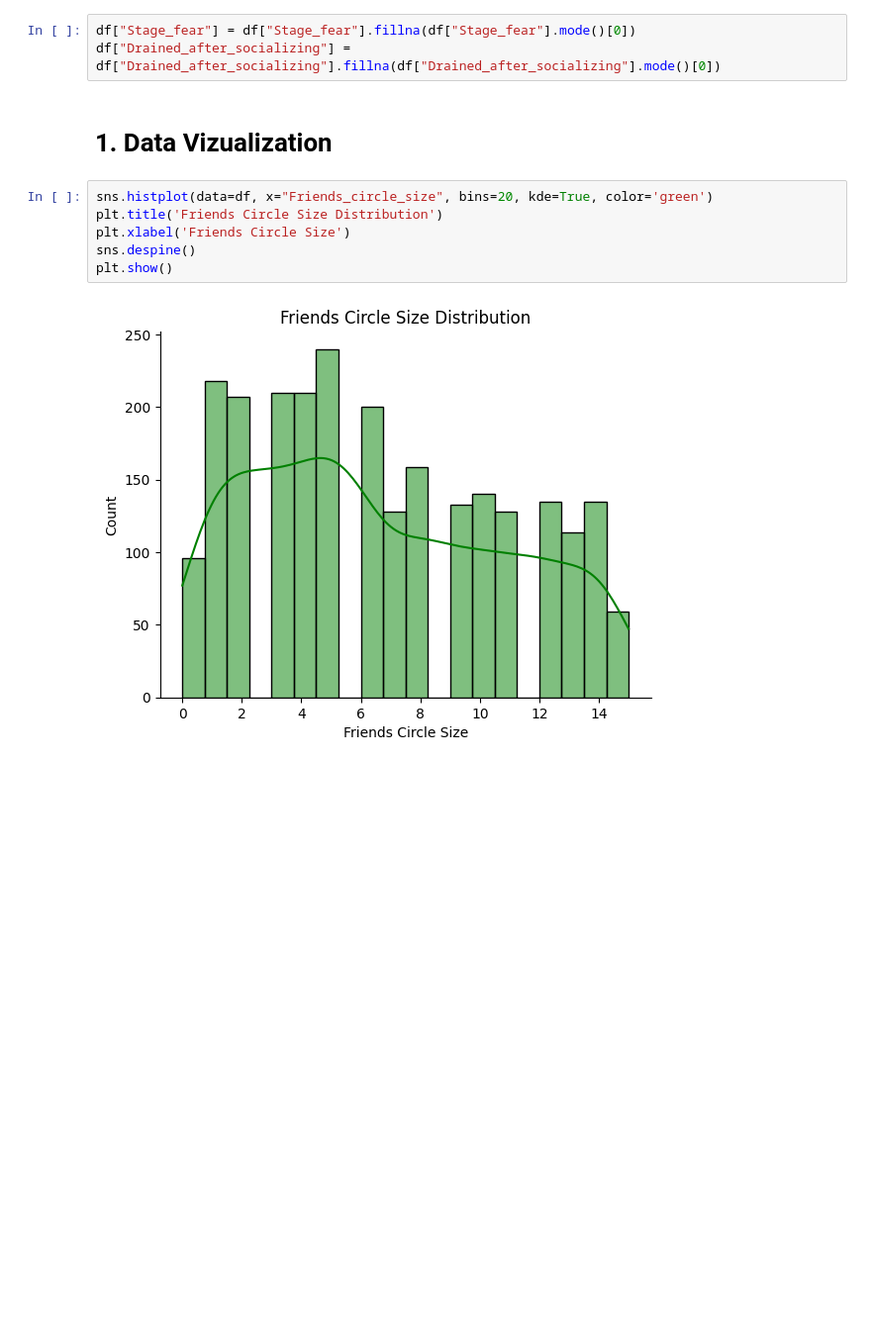
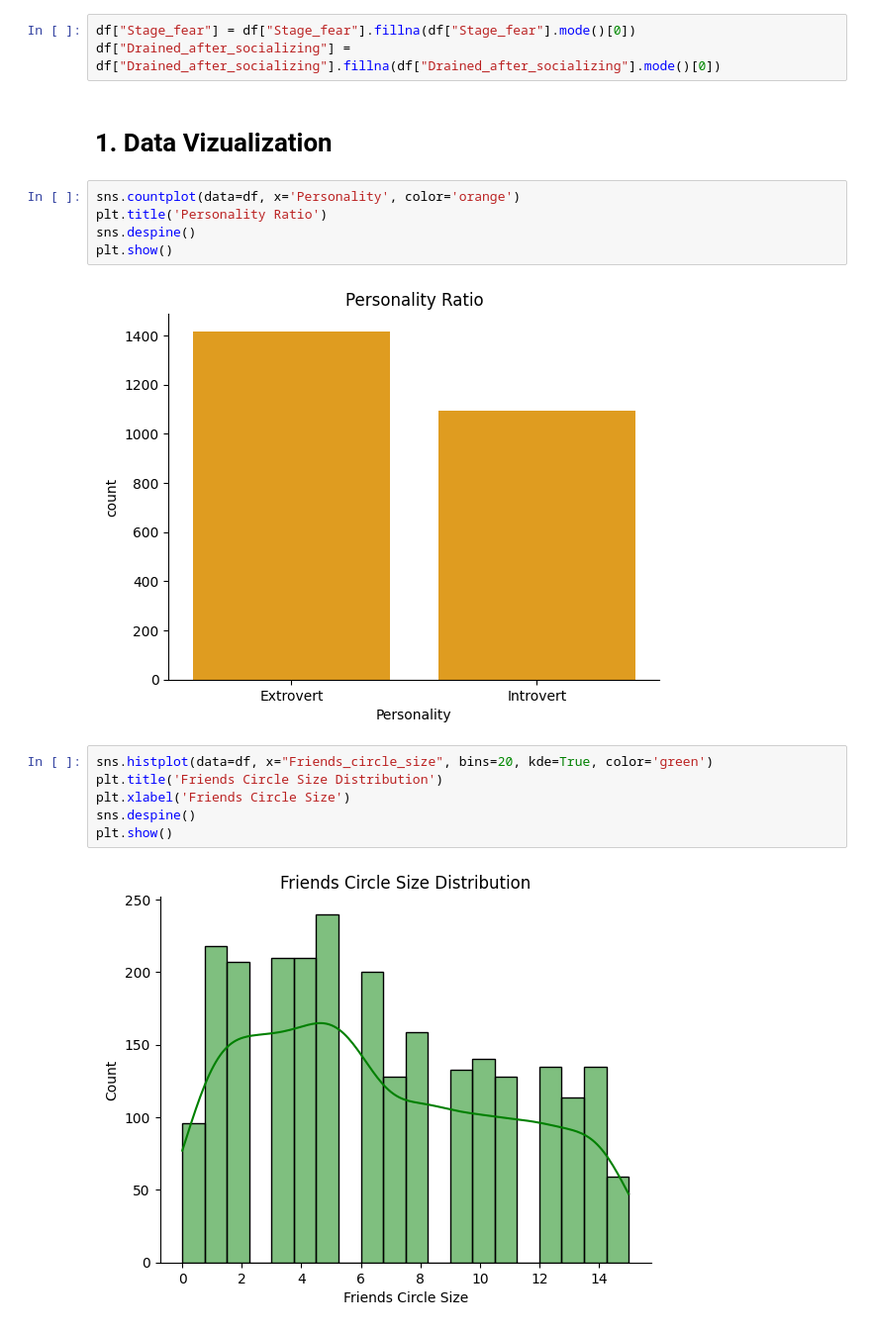
Before and after one commit to Michaela-Vosvrdova/projects, a Jupyter notebook: Extrovert vs Introvert.ipynb, the cells around one changed output. Shown at 99% size. Cells and saved outputs as stored; diff of their text form; blank space fills up the shorter version.

```diff
--- a/Extrovert vs Introvert.ipynb
+++ b/Extrovert vs Introvert.ipynb
@@ -73,6 +73,13 @@ df["Stage_fear"] = df["Stage_fear"].fillna(df["Stage_fear"].mode()[0])
 df["Drained_after_socializing"] = df["Drained_after_socializing"].fillna(df["Drained_after_socializing"].mode()[0])
 # %% [markdown]
 # **1. Data Vizualization**
+# %%
+sns.countplot(data=df, x='Personality', color='orange')
+plt.title('Personality Ratio')
+sns.despine()
+plt.show()
+# %% [output]
+[figure, added]
 # %%
 sns.histplot(data=df, x="Friends_circle_size", bins=20, kde=True, color='green')
 plt.title('Friends Circle Size Distribution')
```
Also changed, not shown: parts of 42 cells of this notebook.
